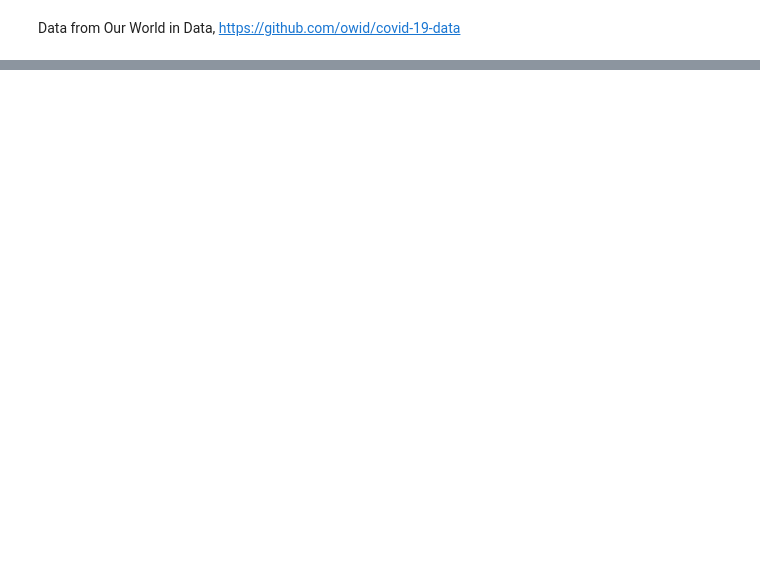
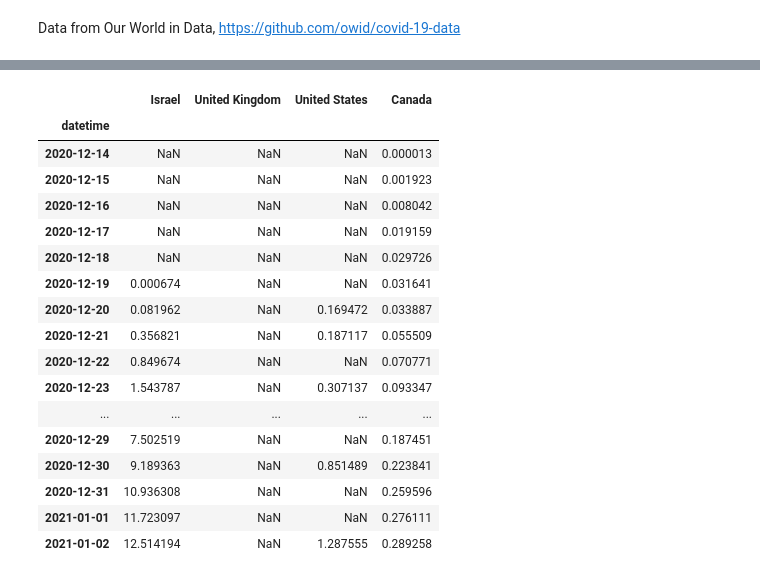
Before and after one commit to sastels/first-dose, a Jupyter notebook: JupyterNotebook/First Doses.ipynb, the cells around one changed output, grey strips where cells are left out. Cells and saved outputs as stored; diff of their text form; code cells hidden in the pictures; blank space fills up the shorter version.

```diff
--- a/JupyterNotebook/First Doses.ipynb
+++ b/JupyterNotebook/First Doses.ipynb
@@ -47,2 +48,23 @@ plt.show()
 # %%
 df.to_json("dose_stats.json")
+# %%
+df.head(20)
+# %% [output]
+|  | Israel | United Kingdom | United States | Canada |
+| datetime |  |  |  |  |
+| 2020-12-14 | NaN | NaN | NaN | 0.000013 |
+| 2020-12-15 | NaN | NaN | NaN | 0.001923 |
+| 2020-12-16 | NaN | NaN | NaN | 0.008042 |
+| 2020-12-17 | NaN | NaN | NaN | 0.019159 |
+| 2020-12-18 | NaN | NaN | NaN | 0.029726 |
+| 2020-12-19 | 0.000674 | NaN | NaN | 0.031641 |
+| 2020-12-20 | 0.081962 | NaN | 0.169472 | 0.033887 |
+| 2020-12-21 | 0.356821 | NaN | 0.187117 | 0.055509 |
+| 2020-12-22 | 0.849674 | NaN | NaN | 0.070771 |
+| 2020-12-23 | 1.543787 | NaN | 0.307137 | 0.093347 |
+| ... | ... | ... | ... | ... |
+| 2020-12-29 | 7.502519 | NaN | NaN | 0.187451 |
+| 2020-12-30 | 9.189363 | NaN | 0.851489 | 0.223841 |
+| 2020-12-31 | 10.936308 | NaN | NaN | 0.259596 |
+| 2021-01-01 | 11.723097 | NaN | NaN | 0.276111 |
+| 2021-01-02 | 12.514194 | NaN | 1.287555 | 0.289258 |
```
Also changed, not shown: parts of 2 cells of this notebook, 5 other files.
